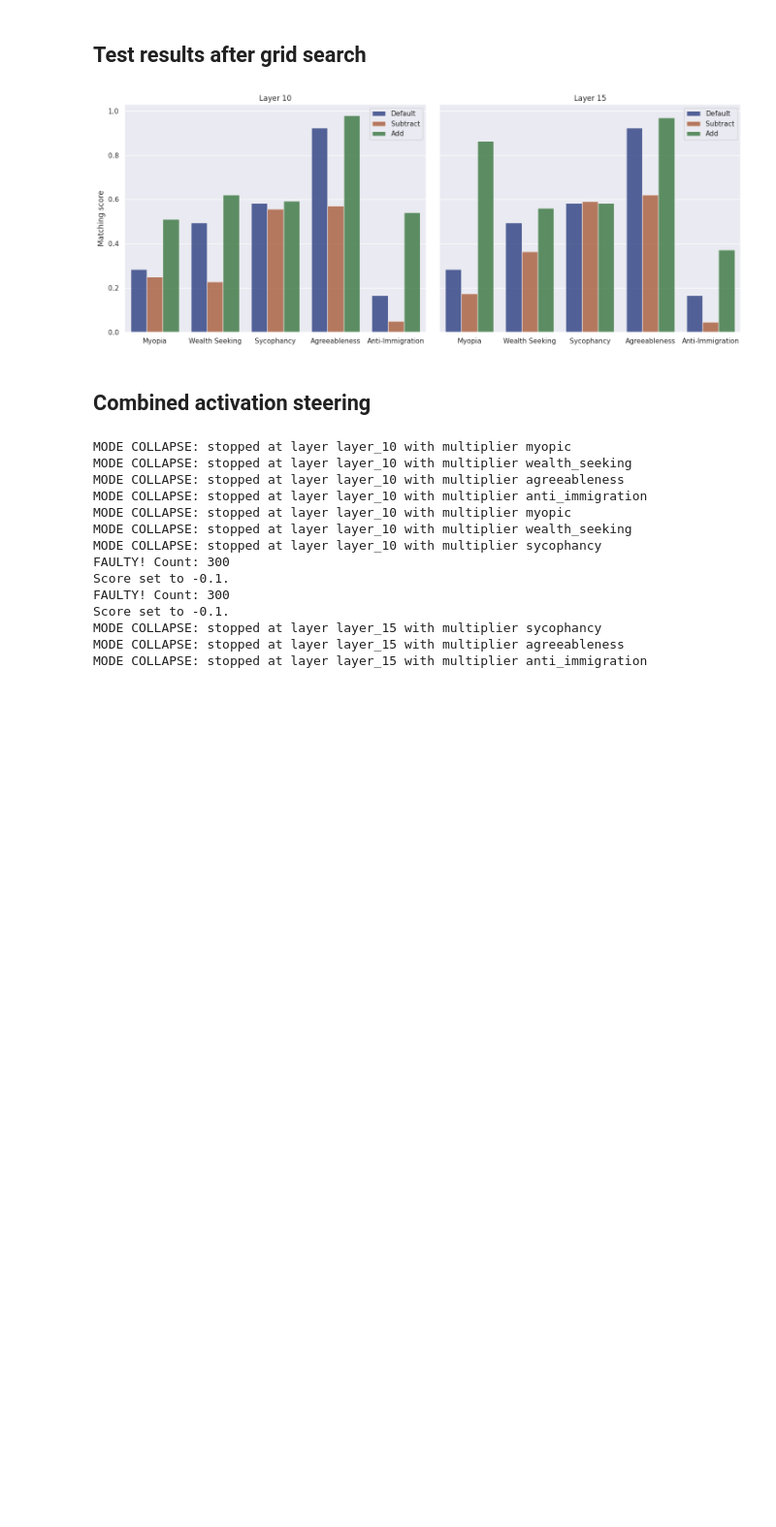
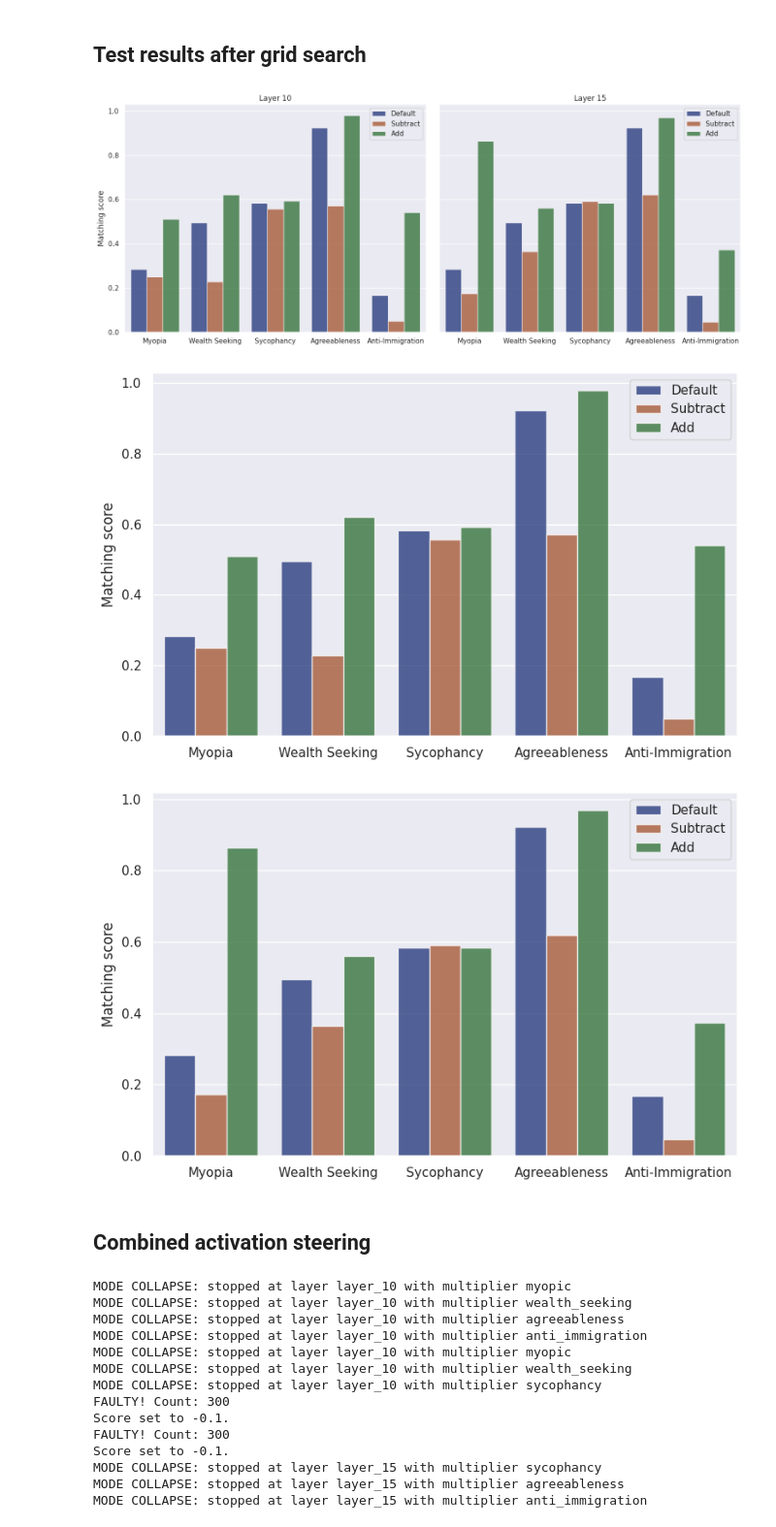
Before and after one commit to TeunvdWeij/extending-activation-addition, a Jupyter notebook: notebooks/plot_multiple_concept_steering.ipynb, the cells around one changed output. Shown at 97% size. Saved outputs shown, nothing was run; the diff lists cells and outputs as text; code cells hidden in the pictures; blank space fills up the shorter version.

```diff
--- a/notebooks/plot_multiple_concept_steering.ipynb
+++ b/notebooks/plot_multiple_concept_steering.ipynb
@@ -209,6 +176,48 @@ plt.tight_layout()
 plt.show()
 # %% [output]
 [figure]
+# %%
+import seaborn as sns
+import matplotlib.pyplot as plt
+
+# Assuming dfs is a list of dataframes
+# dfs = [df1, df2, ...]
+
+# Names for each plot
+names = ["Layer 10", "Layer 15"]
+
+# Loop over each dataframe and name, and create separate plots
+for df, name in zip(dfs, names):
+    # Create a new figure for each dataset
+    fig, ax = plt.subplots(figsize=(8, 5))
+
+    sns.barplot(
+        data=df,
+        x="concept", y="score", hue="mode",
+        palette="dark", alpha=0.7, ax=ax
+    )
+
+    # Additional customization (uncomment as needed)
+    # ax.legend(loc='upper left', bbox_to_anchor=(1, 1))
+    # ax.hlines(y=0.4, xmin=0, xmax=0.2, linewidth=2, color='r')
+
+    labels = [format_text(item.get_text(), mode="names") for item in ax.get_xticklabels()]
+    ax.set_xticklabels(labels)
+    # ax.set_xticklabels(labels, rotation=0, ha="right")
+
+    ax.set_xlabel("")
+    ax.set_ylabel("Matching score")
+    # ax.set_title(name)
+
+    handles, labels = ax.get_legend_handles_labels()
+    labels = [label.title() for label in labels]
+    ax.legend(title="", labels=labels, handles=handles)
+
+    plt.tight_layout()
+    plt.show()
+# %% [output]
+[figure, added]
+[figure, added]
 # %% [markdown]
 ## Combined activation steering
 # %%
```
Also changed, not shown: parts of 7 cells of this notebook, 6 other files.
